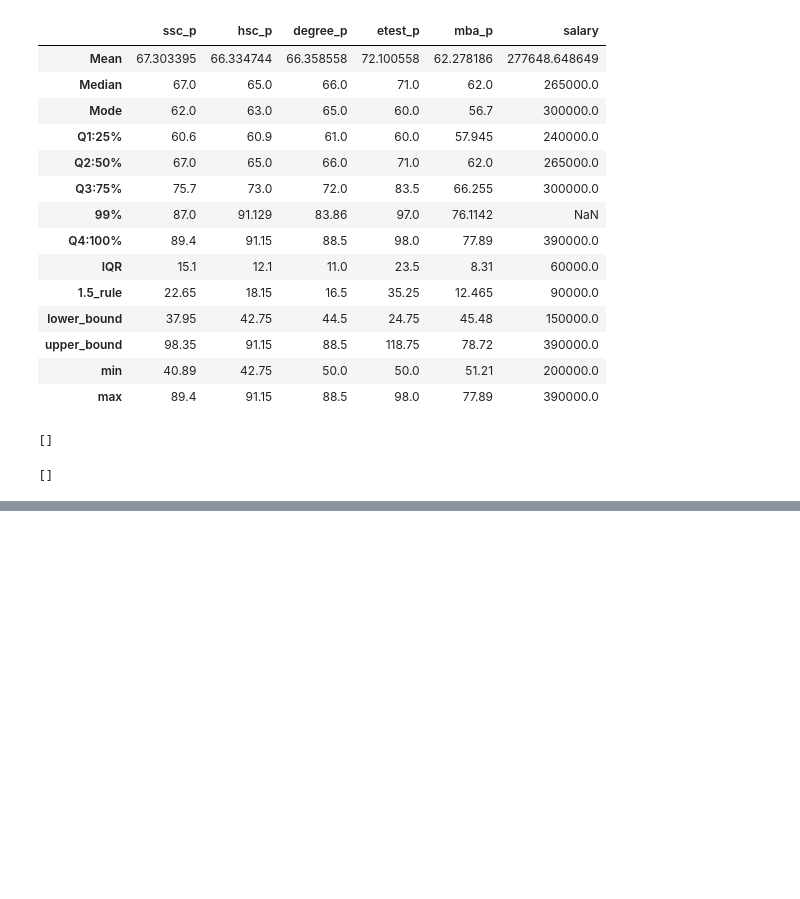
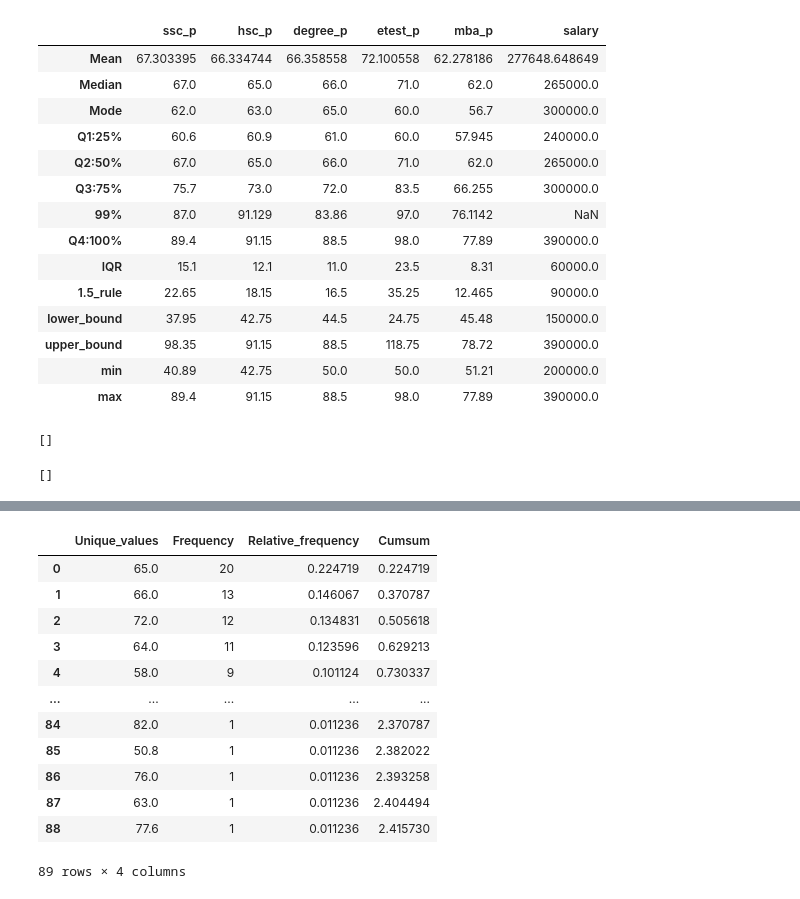
Before and after one commit to krthiksha/DataScience_UnivariateAnalysis, a Jupyter notebook: 2. Central_tendency.ipynb, the cells around one changed output, grey strips where cells are left out. Saved outputs shown, nothing was run; the diff lists cells and outputs as text; code cells hidden in the pictures; blank space fills up the shorter version.

```diff
--- a/2. Central_tendency.ipynb
+++ b/2. Central_tendency.ipynb
@@ -414,0 +487,16 @@ greater_outlier_cols
+# %%
+freqTable(dataset,'degree_p')
+# %% [output]
+|  | Unique_values | Frequency | Relative_frequency | Cumsum |
+| 0 | 65.0 | 20 | 0.224719 | 0.224719 |
+| 1 | 66.0 | 13 | 0.146067 | 0.370787 |
+| 2 | 72.0 | 12 | 0.134831 | 0.505618 |
+| 3 | 64.0 | 11 | 0.123596 | 0.629213 |
+| 4 | 58.0 | 9 | 0.101124 | 0.730337 |
+| ... | ... | ... | ... | ... |
+| 84 | 82.0 | 1 | 0.011236 | 2.370787 |
+| 85 | 50.8 | 1 | 0.011236 | 2.382022 |
+| 86 | 76.0 | 1 | 0.011236 | 2.393258 |
+| 87 | 63.0 | 1 | 0.011236 | 2.404494 |
+| 88 | 77.6 | 1 | 0.011236 | 2.415730 |
+89 rows × 4 columns
```
Also changed, not shown: parts of 15 cells of this notebook, 3 other files.
